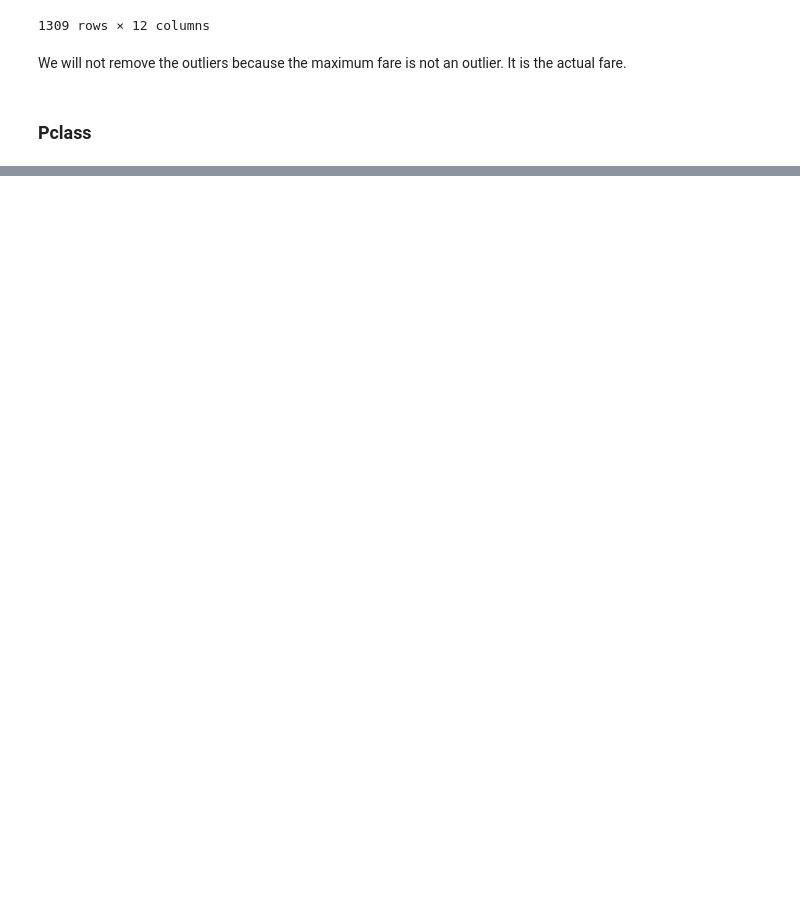
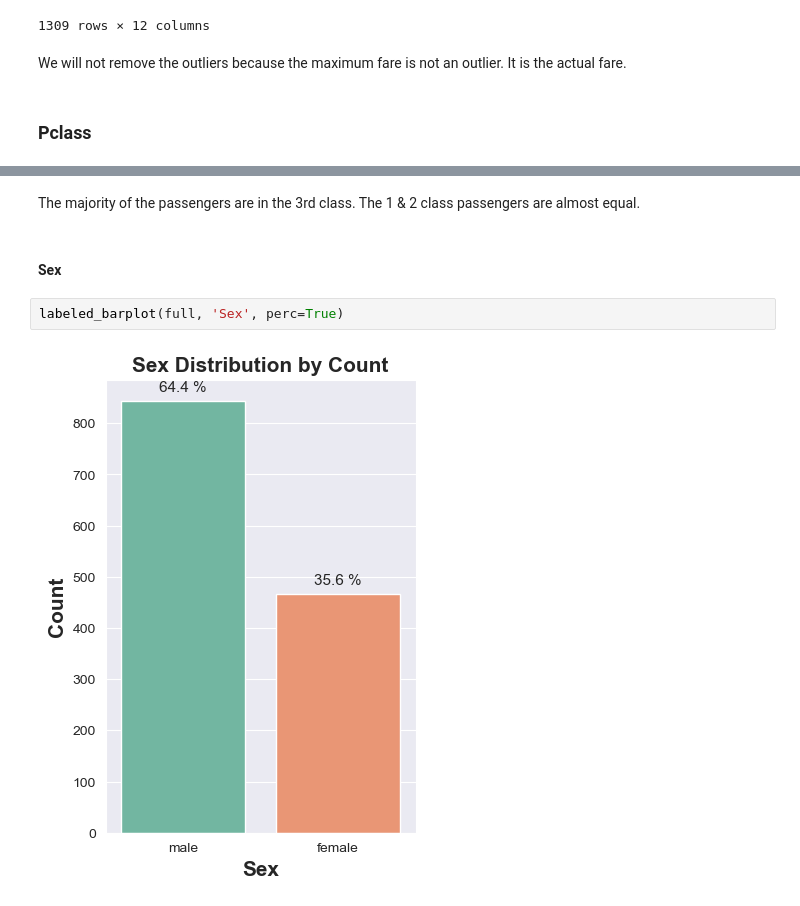
Before and after one commit to ArthurXia1031/Data_Science_Project, a Jupyter notebook: machine_learning/Supervised_Learning/Titanic/final_practice/titanic_ml.ipynb, the cells around one changed output, grey strips where cells are left out. Drawn from its saved outputs; the diff is of its cells as text; blank space fills up the shorter version.

```diff
--- a/machine_learning/Supervised_Learning/Titanic/final_practice/titanic_ml.ipynb
+++ b/machine_learning/Supervised_Learning/Titanic/final_practice/titanic_ml.ipynb
@@ -370,0 +433,9 @@ ValueError: Input data must be a pandas object to reorder
+# %% [markdown]
+The majority of the passengers are in the 3rd class.
+The 1 & 2 class passengers are almost equal.
+# %% [markdown]
+#### Sex
+# %%
+labeled_barplot(full, 'Sex', perc=True)
+# %% [output]
+[figure, added]
```
Also changed, not shown: parts of 9 cells of this notebook.
